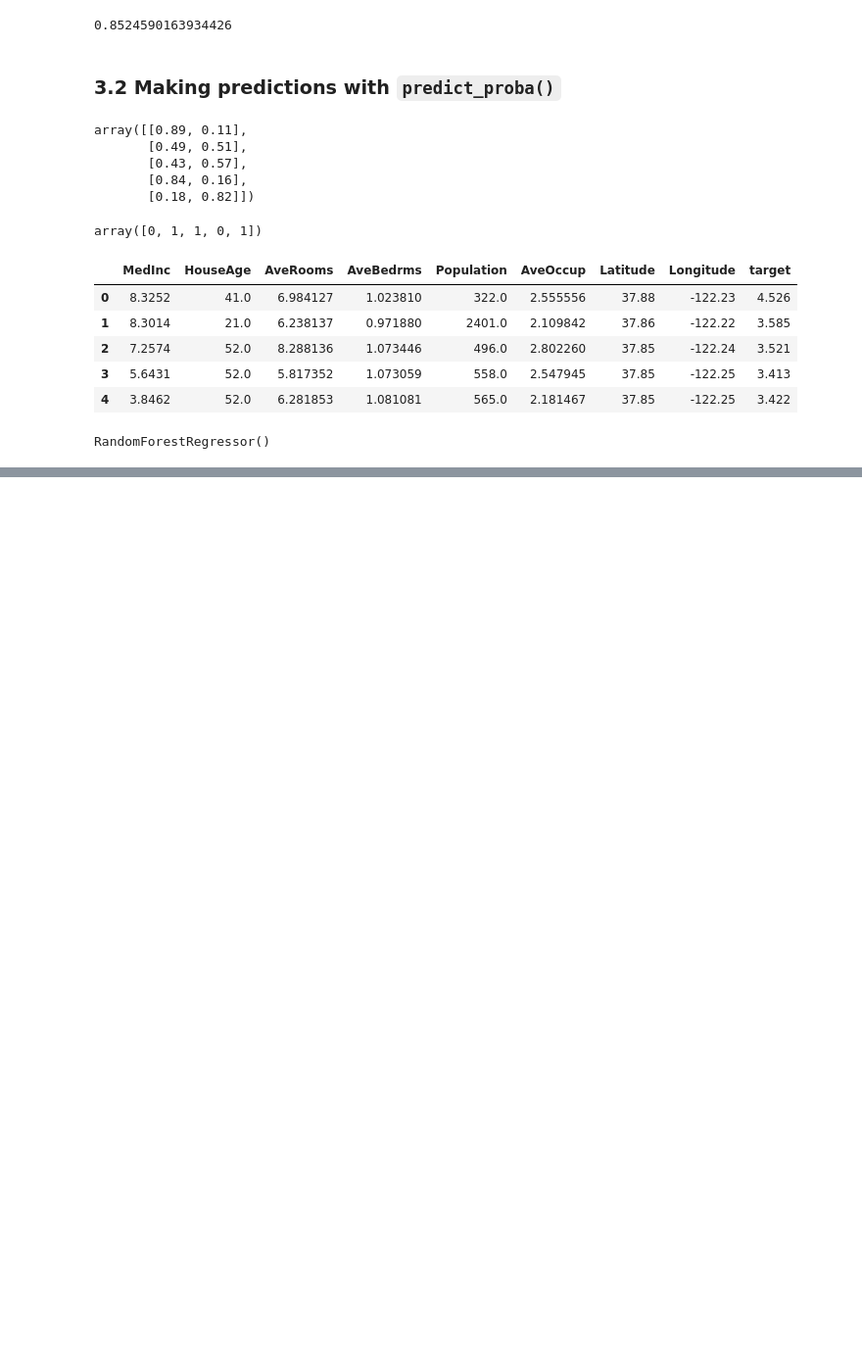
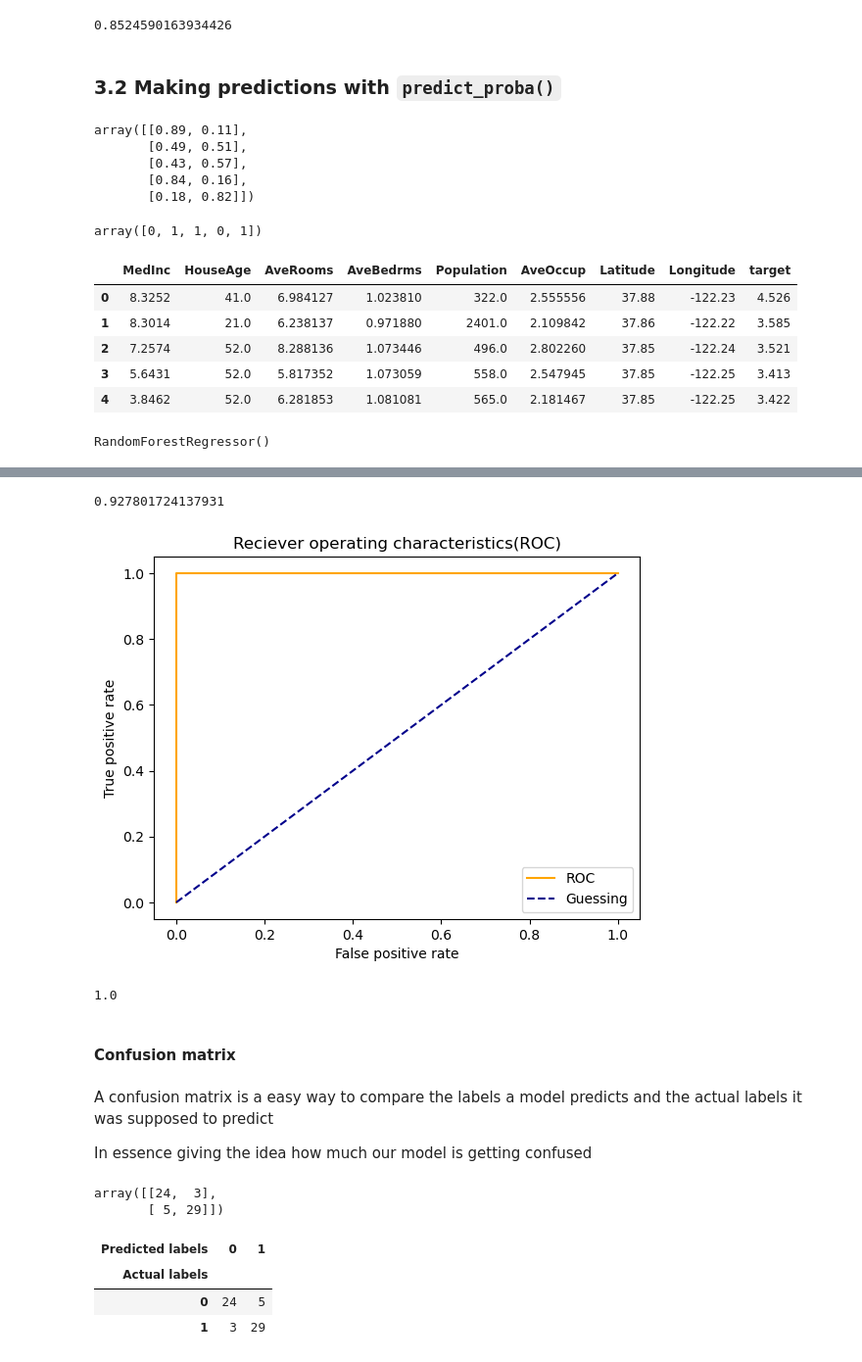
Before and after one commit to adityapaul26/ml, a Jupyter notebook: Introduction-to-Scikit-learn.ipynb, the cells around one changed output, grey strips where cells are left out. Shown at 98% size. Saved outputs shown, nothing was run; the diff lists cells and outputs as text; code cells hidden in the pictures; blank space fills up the shorter version.

```diff
--- a/Introduction-to-Scikit-learn.ipynb
+++ b/Introduction-to-Scikit-learn.ipynb
@@ -766,0 +1027,48 @@ mean_absolute_error(y_test, y_preds)
+# %%
+from sklearn.metrics import roc_auc_score
+roc_auc_score(y_test,y_probs_positive)
+# %% [output]
+0.927801724137931
+# %%
+# plotting the perfect roc curve
+fpr,tpr,thresholds = roc_curve(y_test,y_test)
+plot_roc_curve(fpr,tpr)
+# %% [output]
+[figure, added]
+# %%
+roc_auc_score(y_test,y_test)
+# %% [output]
+1.0
+# %% [markdown]
+#### Confusion matrix
+# %% [markdown]
+A confusion matrix is a easy way to compare the labels a model predicts and the actual labels it was supposed to predict
+
+In essence giving the idea how much our model is getting confused
+# %%
+from sklearn.metrics import confusion_matrix
+
+y_preds= clf.predict(X_test)
+
+confusion_matrix(y_preds,y_test)
+# %% [output]
+array([[24,  3],
+       [ 5, 29]])
+# %%
+pd.crosstab(y_test,
+            y_preds,
+            rownames=["Actual labels"],
+            colnames=["Predicted labels"])
+
+
+# These are essentially this:
+
+# True positive is when our model predicts 1 but the truth is 1 --> 29
+# False positive is when out model predicts 1 but the truth is 0 --> 5
+# True negative is when out model predicts 0 but the truth is 0 --> 24
+# False negative is when out model predicts 0 but the truth is 1 --> 3
+# %% [output]
+| Predicted labels | 0 | 1 |
+| Actual labels |  |  |
+| 0 | 24 | 5 |
+| 1 | 3 | 29 |
```
Also changed, not shown: parts of 29 cells of this notebook, 1 other file.
